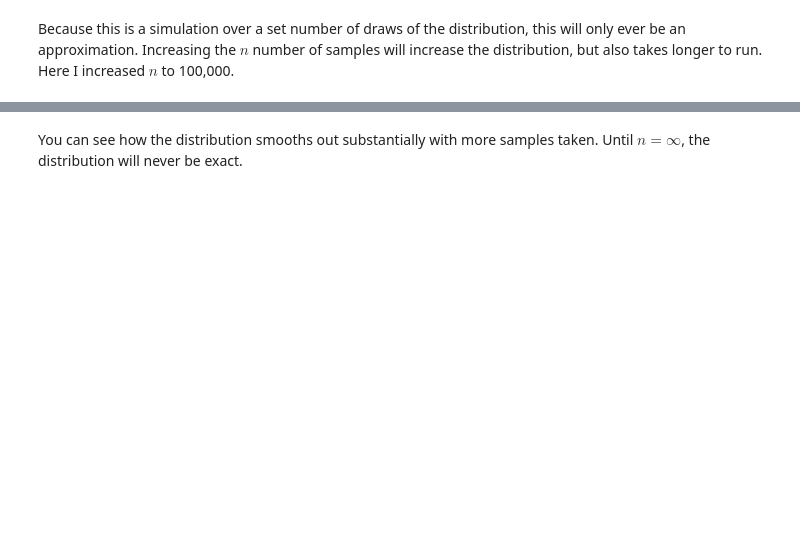
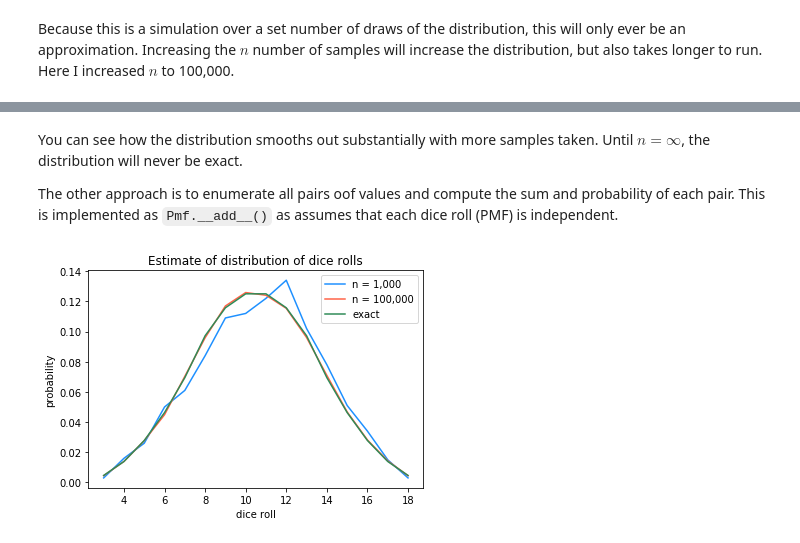
Before and after one commit to jhrcook/ThinkBayes, a Jupyter notebook: chapter5_oddsandends.ipynb, the cells around one changed output, grey strips where cells are left out. Cells and saved outputs as stored; diff of their text form; code cells hidden in the pictures; blank space fills up the shorter version.

Commit message:
add enumerations for the sum of dice PMF

```diff
--- a/chapter5_oddsandends.ipynb
+++ b/chapter5_oddsandends.ipynb
@@ -187,2 +187,19 @@ plt.show()
 # %% [markdown]
 You can see how the distribution smooths out substantially with more samples taken. Until $n=\infty$, the distribution will never be exact.
+
+The other approach is to enumerate all pairs oof values and compute the sum and probability of each pair. This is implemented as `Pmf.__add__()` as assumes that each dice roll (PMF) is independent.
+# %%
+three_exact = d6 + d6 + d6
+# %%
+plt.plot(xs, ys, color = 'dodgerblue', label = 'n = 1,000')
+plt.plot(xs_2, ys_2, color = 'tomato', label = 'n = 100,000')
+plt.plot(list(three_exact.hypotheses.keys()),
+         list(three_exact.hypotheses.values()),
+         color = 'seagreen', label = 'exact')
+plt.ylabel('probability')
+plt.xlabel('dice roll')
+plt.title('Estimate of distribution of dice rolls')
+plt.legend()
+plt.show()
+# %% [output]
+[figure, added]
```
Also changed, not shown: parts of 6 cells of this notebook, 1 other file.
